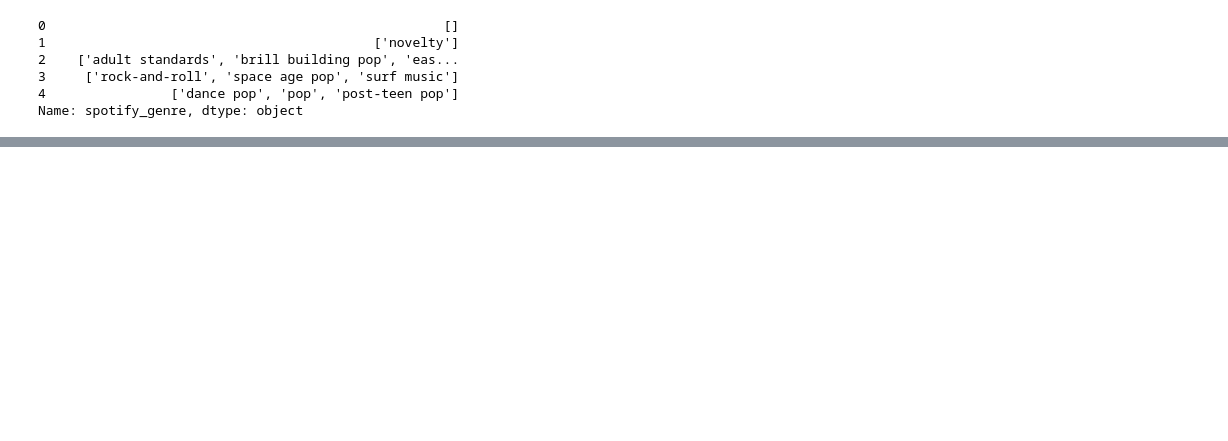
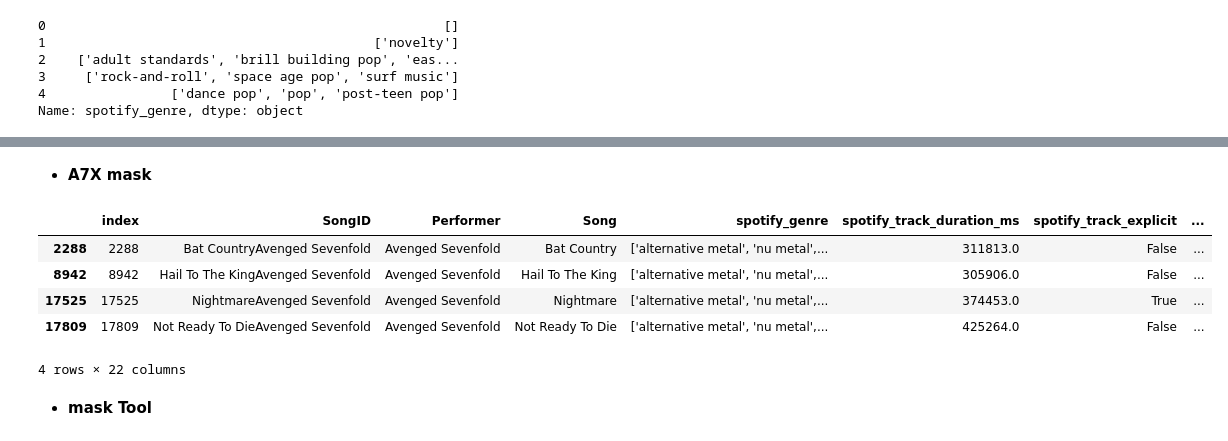
Before and after one commit to alelovo/Project_programming, a Jupyter notebook: project.ipynb, the cells around one changed output, grey strips where cells are left out. Cells and saved outputs as stored; diff of their text form; code cells hidden in the pictures; blank space fills up the shorter version.

```diff
--- a/project.ipynb
+++ b/project.ipynb
@@ -90,0 +233,16 @@ Name: spotify_genre, dtype: object
+# %% [markdown]
+* **A7X mask**
+# %%
+mask_a7x=billboard_df.Performer=='Avenged Sevenfold'
+# %%
+a7x_df=billboard_df[mask_a7x]
+a7x_df
+# %% [output]
+|  | index | SongID | Performer | Song | spotify_genre | spotify_track_duration_ms | spotify_track_explicit | ... |
+| 2288 | 2288 | Bat CountryAvenged Sevenfold | Avenged Sevenfold | Bat Country | ['alternative metal', 'nu metal',... | 311813.0 | False | ... |
+| 8942 | 8942 | Hail To The KingAvenged Sevenfold | Avenged Sevenfold | Hail To The King | ['alternative metal', 'nu metal',... | 305906.0 | False | ... |
+| 17525 | 17525 | NightmareAvenged Sevenfold | Avenged Sevenfold | Nightmare | ['alternative metal', 'nu metal',... | 374453.0 | True | ... |
+| 17809 | 17809 | Not Ready To DieAvenged Sevenfold | Avenged Sevenfold | Not Ready To Die | ['alternative metal', 'nu metal',... | 425264.0 | False | ... |
+4 rows × 22 columns
+# %% [markdown]
+* **mask Tool**
```
Also changed, not shown: parts of 16 cells of this notebook.
